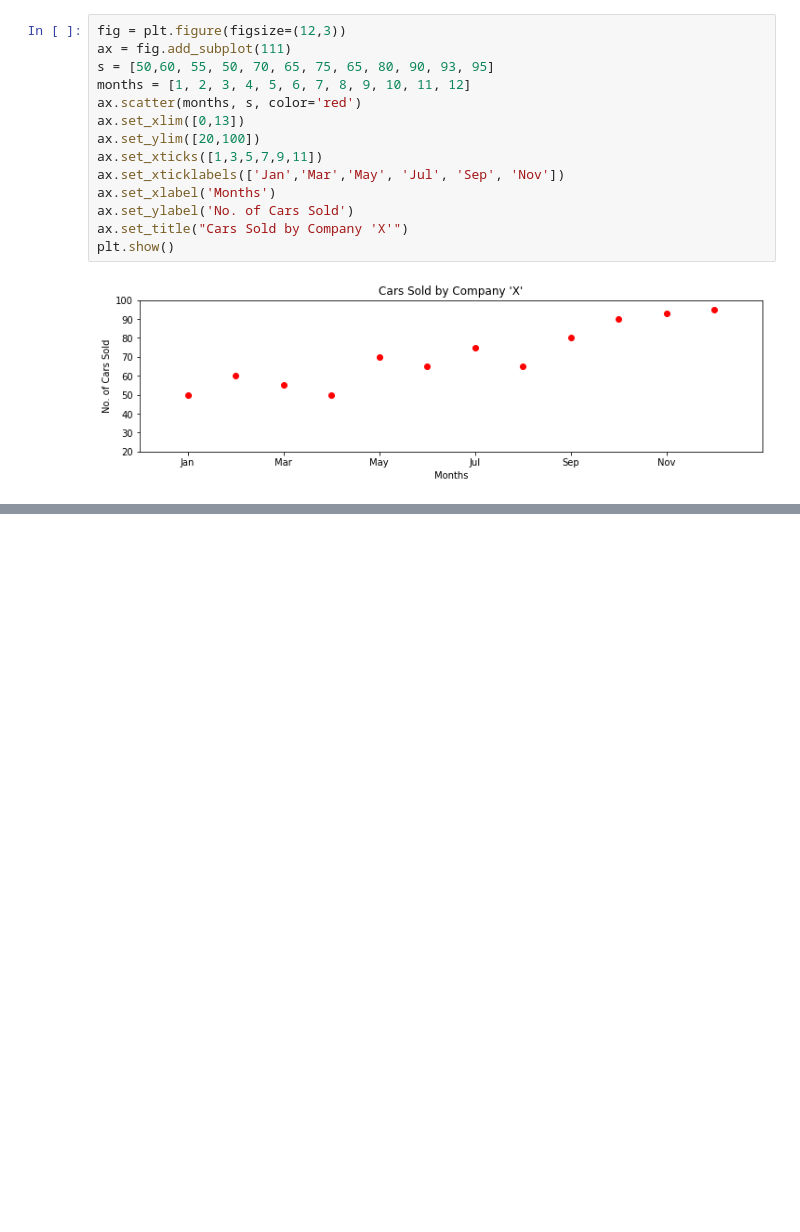
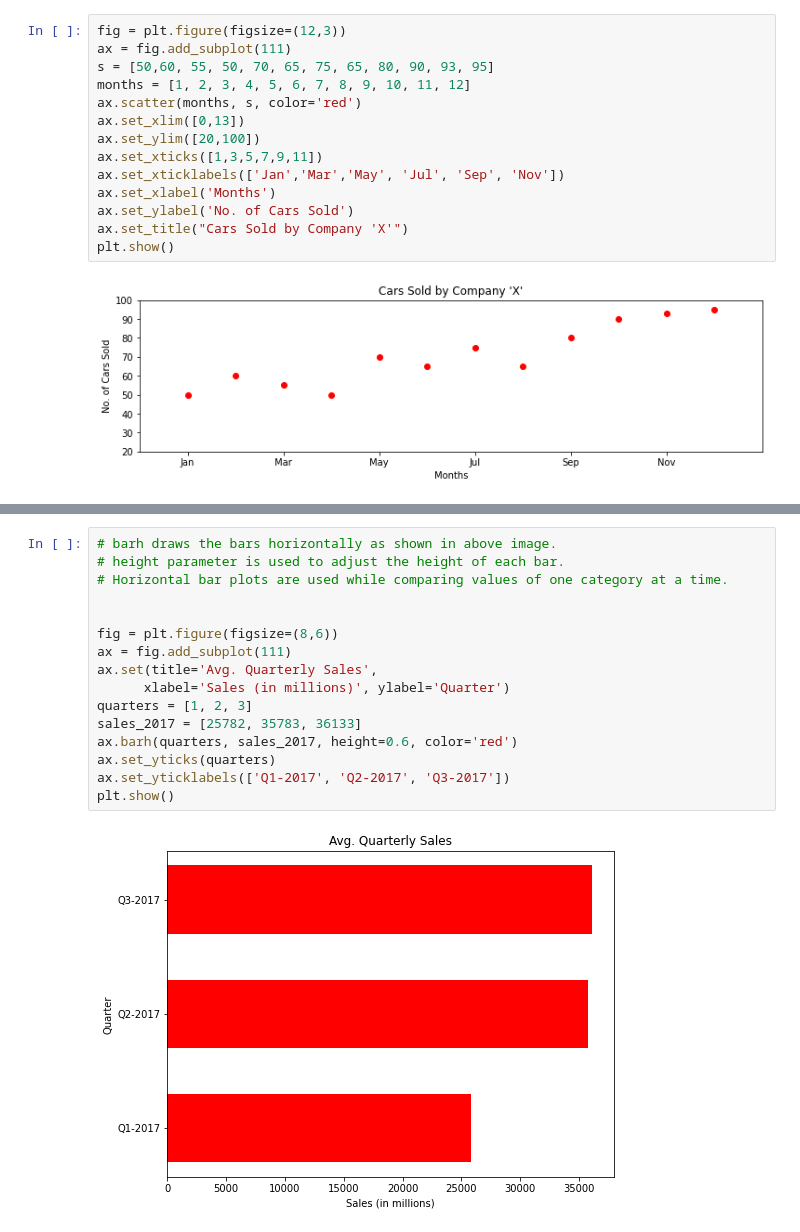
Before and after one commit to vvtrip/ml_manifestations, a Jupyter notebook: 7_tools/9_matplotlib.ipynb, the cells around one changed output, grey strips where cells are left out. Saved outputs shown, nothing was run; the diff lists cells and outputs as text; blank space fills up the shorter version.

```diff
--- a/7_tools/9_matplotlib.ipynb
+++ b/7_tools/9_matplotlib.ipynb
@@ -324,0 +436,18 @@ plt.show()
+# %%
+# barh draws the bars horizontally as shown in above image.
+# height parameter is used to adjust the height of each bar.
+# Horizontal bar plots are used while comparing values of one category at a time.
+
+
+fig = plt.figure(figsize=(8,6))
+ax = fig.add_subplot(111)
+ax.set(title='Avg. Quarterly Sales',
+      xlabel='Sales (in millions)', ylabel='Quarter')
+quarters = [1, 2, 3]
+sales_2017 = [25782, 35783, 36133]
+ax.barh(quarters, sales_2017, height=0.6, color='red')
+ax.set_yticks(quarters)
+ax.set_yticklabels(['Q1-2017', 'Q2-2017', 'Q3-2017'])
+plt.show()
+# %% [output]
+[figure, added]
```
Also changed, not shown: parts of 7 cells of this notebook.
